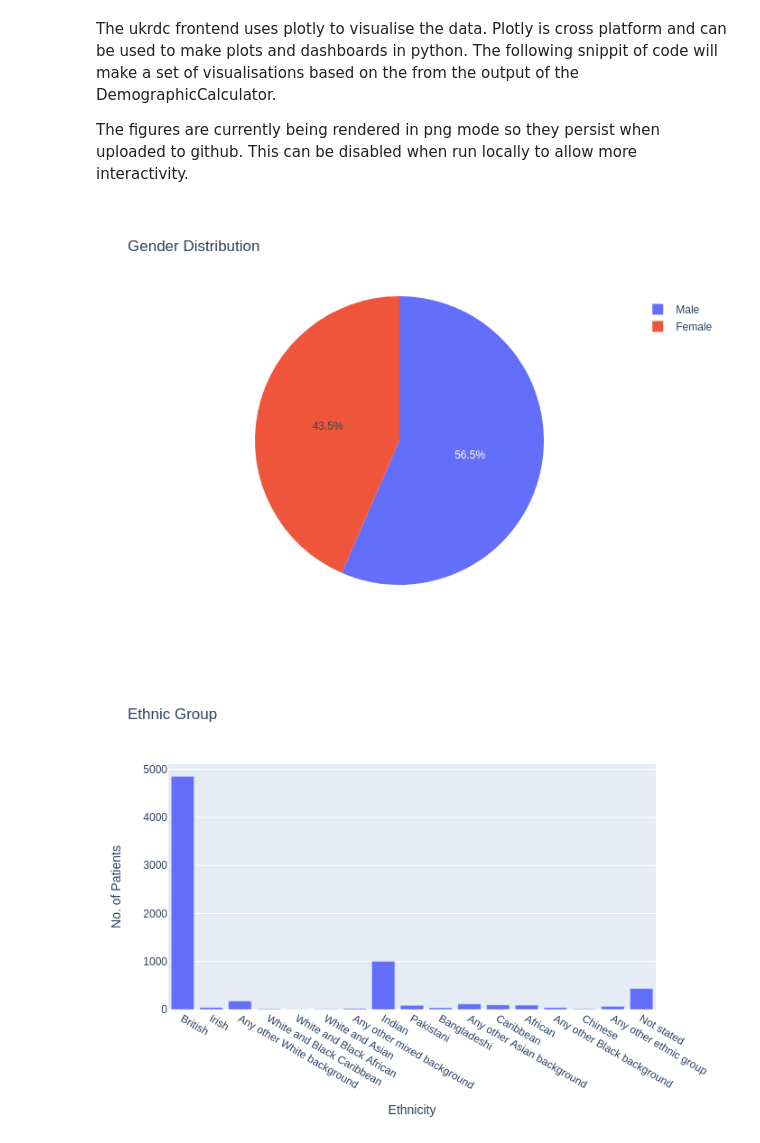
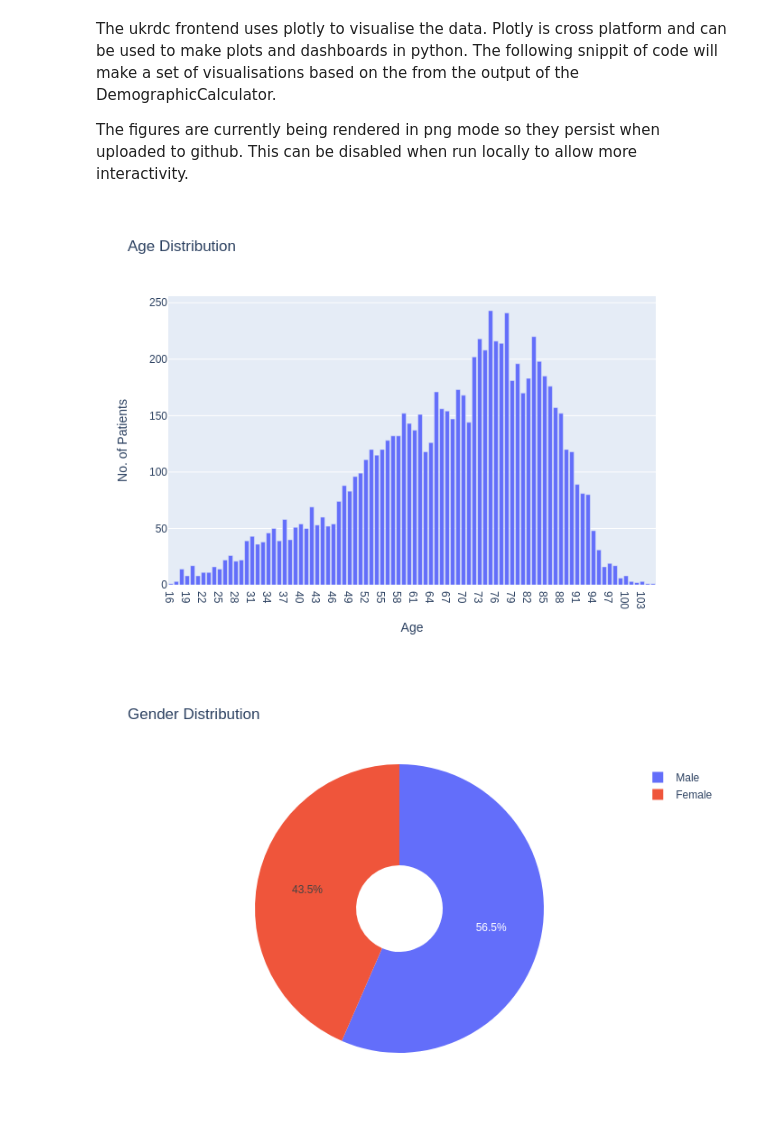
Before and after one commit to renalreg/dashboard-stats, a Jupyter notebook: demo/DemographicsDemo.ipynb, the cells around one changed output. Drawn from its saved outputs; the diff is of its cells as text; code cells hidden in the pictures.

```diff
--- a/demo/DemographicsDemo.ipynb
+++ b/demo/DemographicsDemo.ipynb
@@ -85,46 +85,51 @@ from ukrdc_stats.utils import nhs_data_lookup
 import plotly.express as px
 
 
+
+
+age_distribution = px.bar(
+    x = output.age.data.x,
+    y = output.age.data.y,
+    title = output.age.metadata.title,
+    labels = {
+        "x" : output.age.metadata.axis_titles.x,
+        "y" : output.age.metadata.axis_titles.y
+    }
+)
+
+age_distribution.show('png')
+
+
 # look up the NHS codes returned from the database to avoid genders of 1 and 2
 labels = nhs_data_lookup("Person_Gender_Code_Current", output.gender.data.x)
 
 gender_fig = px.pie(
     values = output.gender.data.y,
     names = labels,
-    title = output.gender.metadata.title
+    title = output.gender.metadata.title,
+    hole = 0.3
 )
 
 gender_fig.show('png')
 #gender_fig.show()
 
 # plot bar charts of some other bits
 labels = nhs_data_lookup("Ethnic_Category", output.ethnic_group_code.data.x)
 ethnicity_fig = px.bar(
     x = labels,
     y = output.ethnic_group_code.data.y,
     title = output.ethnic_group_code.metadata.title,
     labels = {
         "x" : output.ethnic_group_code.metadata.axis_titles.x,
         "y" : output.ethnic_group_code.metadata.axis_titles.y
     }
 )
 ethnicity_fig.show('png')
 #ethnicity_fig.show()
 
 # age distribution
 
-age_distribution = px.bar(
-    x = output.age.data.x,
-    y = output.age.data.y,
-    title = output.age.metadata.title,
-    labels = {
-        "x" : output.age.metadata.axis_titles.x,
-        "y" : output.age.metadata.axis_titles.y
-    }
-)
-
-age_distribution.show('png')
 #age_distribution.show()
 # %% [output]
-[figure, old version]
+[figure, new version]
-[figure, old version]
+[figure, new version]
```
Also changed, not shown: parts of 2 cells of this notebook, 2 other files.
